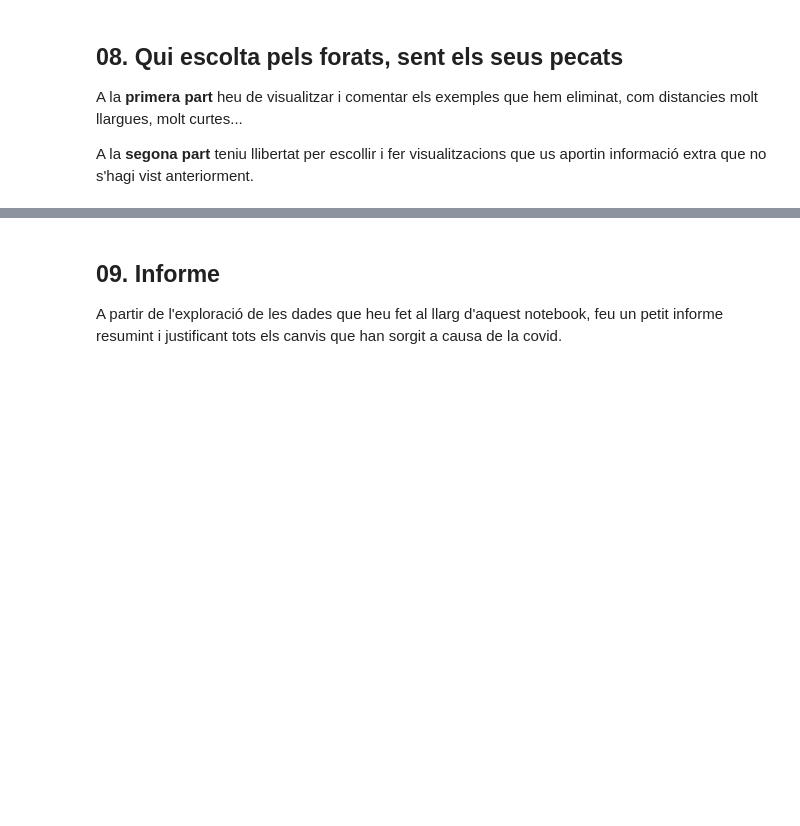
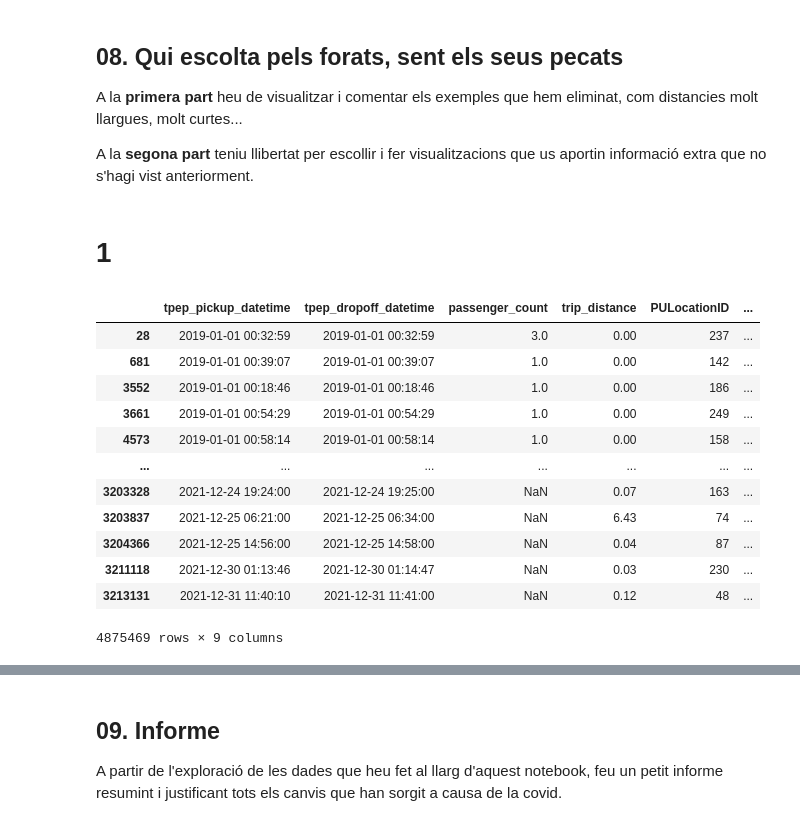
Before and after one commit to junjielyu13/Junior-Fall-Missions, a Jupyter notebook: TallerNousUsos/Practica/TNUI_P1/AssignmentCode - Lia.ipynb, the cells around one changed output, grey strips where cells are left out. Saved outputs shown, nothing was run; the diff lists cells and outputs as text; code cells hidden in the pictures; blank space fills up the shorter version.

```diff
--- a/TallerNousUsos/Practica/TNUI_P1/AssignmentCode - Lia.ipynb
+++ b/TallerNousUsos/Practica/TNUI_P1/AssignmentCode - Lia.ipynb
@@ -919,3 +919,5 @@ trips_hospitals(df, hospitals_locations)
 A la **primera part** heu de visualitzar i comentar els exemples que hem eliminat, com distancies molt llargues, molt curtes...
 
 A la **segona part** teniu llibertat per escollir i fer visualitzacions que us aportin informació extra que no s'hagi vist anteriorment.
+# %% [markdown]
+# 1
@@ -921,0 +966,19 @@ A la **segona part** teniu llibertat per escollir i fer visualitzacions que us a
+# %%
+invalides = pd.concat([get_invalid(load_table(year, month), year, month,0) for year in tqdm(YEARS) for month in tqdm(range(1, 13), leave = False)])
+# %%
+# aquí veurem alguns exemples de les dades que hem eliminat:
+invalides
+# %% [output]
+|  | tpep_pickup_datetime | tpep_dropoff_datetime | passenger_count | trip_distance | PULocationID | ... |
+| 28 | 2019-01-01 00:32:59 | 2019-01-01 00:32:59 | 3.0 | 0.00 | 237 | ... |
+| 681 | 2019-01-01 00:39:07 | 2019-01-01 00:39:07 | 1.0 | 0.00 | 142 | ... |
+| 3552 | 2019-01-01 00:18:46 | 2019-01-01 00:18:46 | 1.0 | 0.00 | 186 | ... |
+| 3661 | 2019-01-01 00:54:29 | 2019-01-01 00:54:29 | 1.0 | 0.00 | 249 | ... |
+| 4573 | 2019-01-01 00:58:14 | 2019-01-01 00:58:14 | 1.0 | 0.00 | 158 | ... |
+| ... | ... | ... | ... | ... | ... | ... |
+| 3203328 | 2021-12-24 19:24:00 | 2021-12-24 19:25:00 | NaN | 0.07 | 163 | ... |
+| 3203837 | 2021-12-25 06:21:00 | 2021-12-25 06:34:00 | NaN | 6.43 | 74 | ... |
+| 3204366 | 2021-12-25 14:56:00 | 2021-12-25 14:58:00 | NaN | 0.04 | 87 | ... |
+| 3211118 | 2021-12-30 01:13:46 | 2021-12-30 01:14:47 | NaN | 0.03 | 230 | ... |
+| 3213131 | 2021-12-31 11:40:10 | 2021-12-31 11:41:00 | NaN | 0.12 | 48 | ... |
+4875469 rows × 9 columns
```
Also changed, not shown: parts of 29 cells of this notebook.
